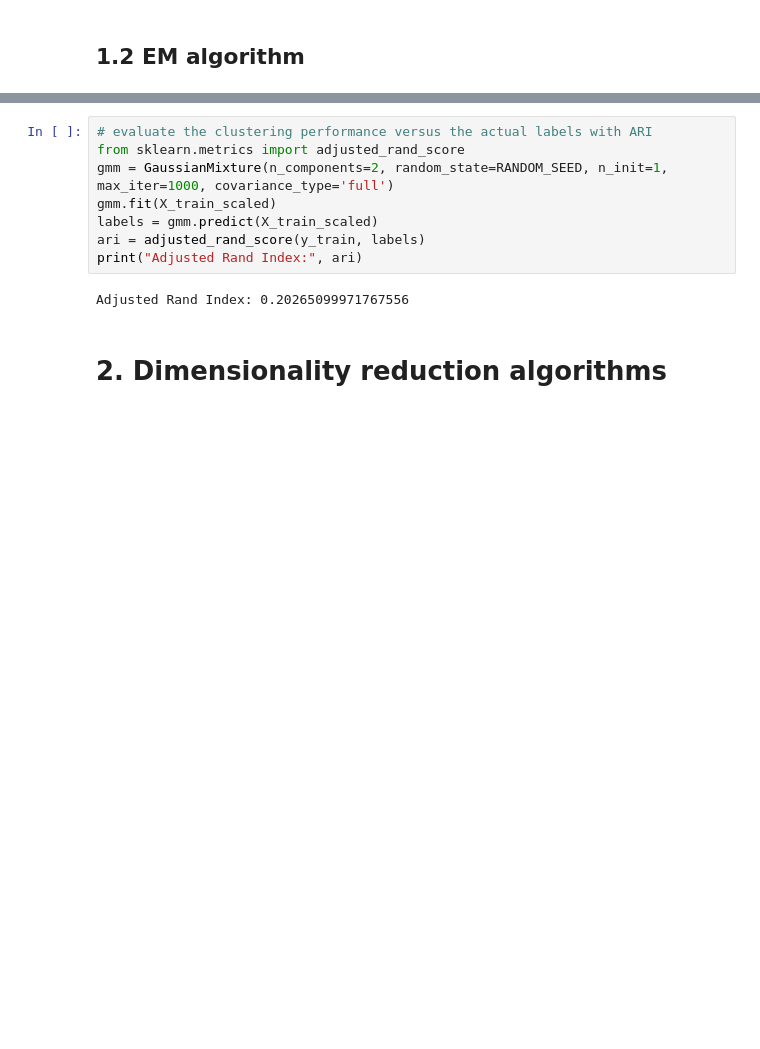
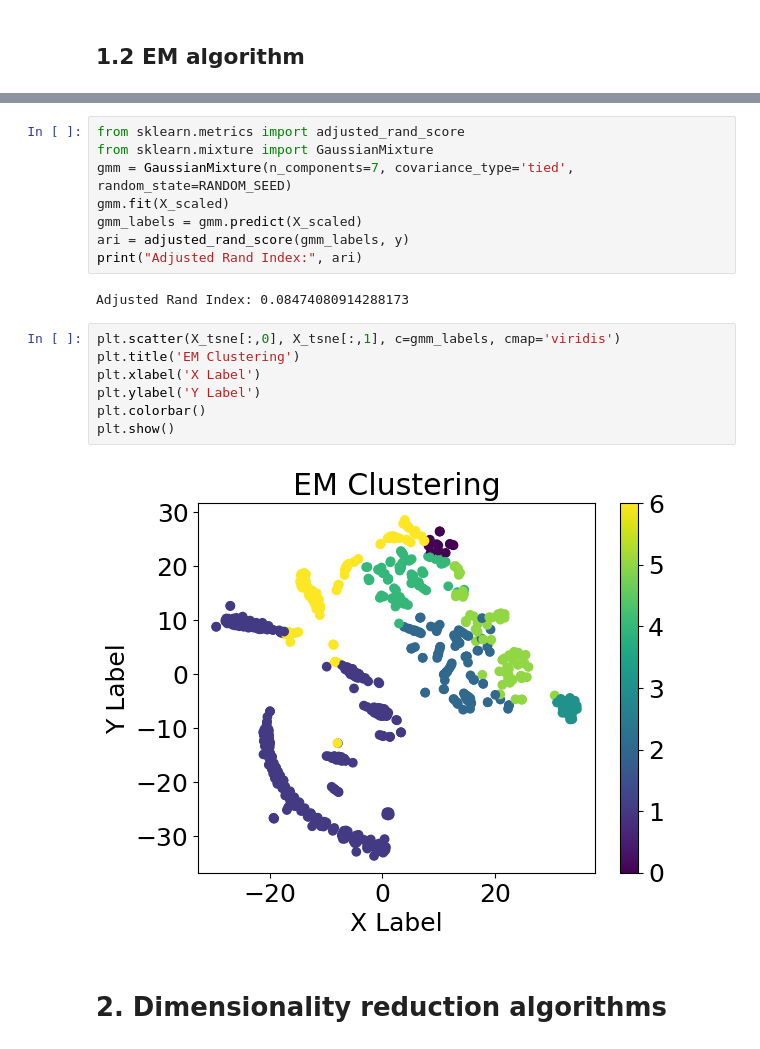
Before and after one commit to RomainFrog/CS7641-A3, a Jupyter notebook: titanic_clustering.ipynb, the cells around one changed output, grey strips where cells are left out. Drawn from its saved outputs; the diff is of its cells as text; blank space fills up the shorter version.

```diff
--- a/titanic_clustering.ipynb
+++ b/titanic_clustering.ipynb
@@ -182,13 +166,22 @@ Best number of clusters according to Silhouette Score: 16
 # %%
-# evaluate the clustering performance versus the actual labels with ARI
 from sklearn.metrics import adjusted_rand_score
-gmm = GaussianMixture(n_components=2, random_state=RANDOM_SEED, n_init=1, max_iter=1000, covariance_type='full')
-gmm.fit(X_train_scaled)
-labels = gmm.predict(X_train_scaled)
-ari = adjusted_rand_score(y_train, labels)
+from sklearn.mixture import GaussianMixture
+gmm = GaussianMixture(n_components=7, covariance_type='tied', random_state=RANDOM_SEED)
+gmm.fit(X_scaled)
+gmm_labels = gmm.predict(X_scaled)
+ari = adjusted_rand_score(gmm_labels, y)
 print("Adjusted Rand Index:", ari)
 # %% [output]
-Adjusted Rand Index: 0.20265099971767556
+Adjusted Rand Index: 0.08474080914288173
+# %%
+plt.scatter(X_tsne[:,0], X_tsne[:,1], c=gmm_labels, cmap='viridis')
+plt.title('EM Clustering')
+plt.xlabel('X Label')
+plt.ylabel('Y Label')
+plt.colorbar()
+plt.show()
+# %% [output]
+[figure, added]
 # %% [markdown]
 # 2. Dimensionality reduction algorithms
 # %% [markdown]
```
Also changed, not shown: parts of 12 cells of this notebook, 4 other files.
